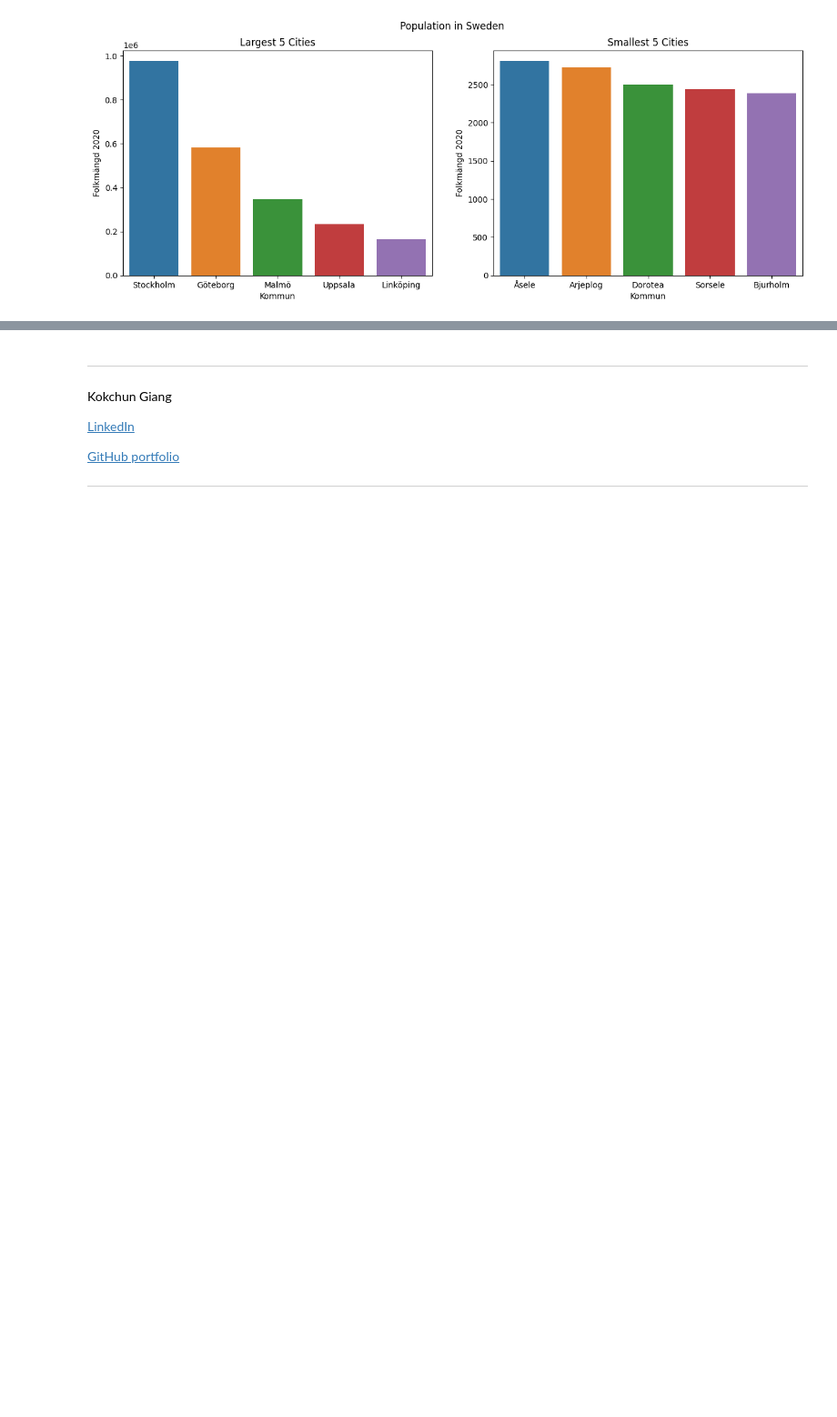
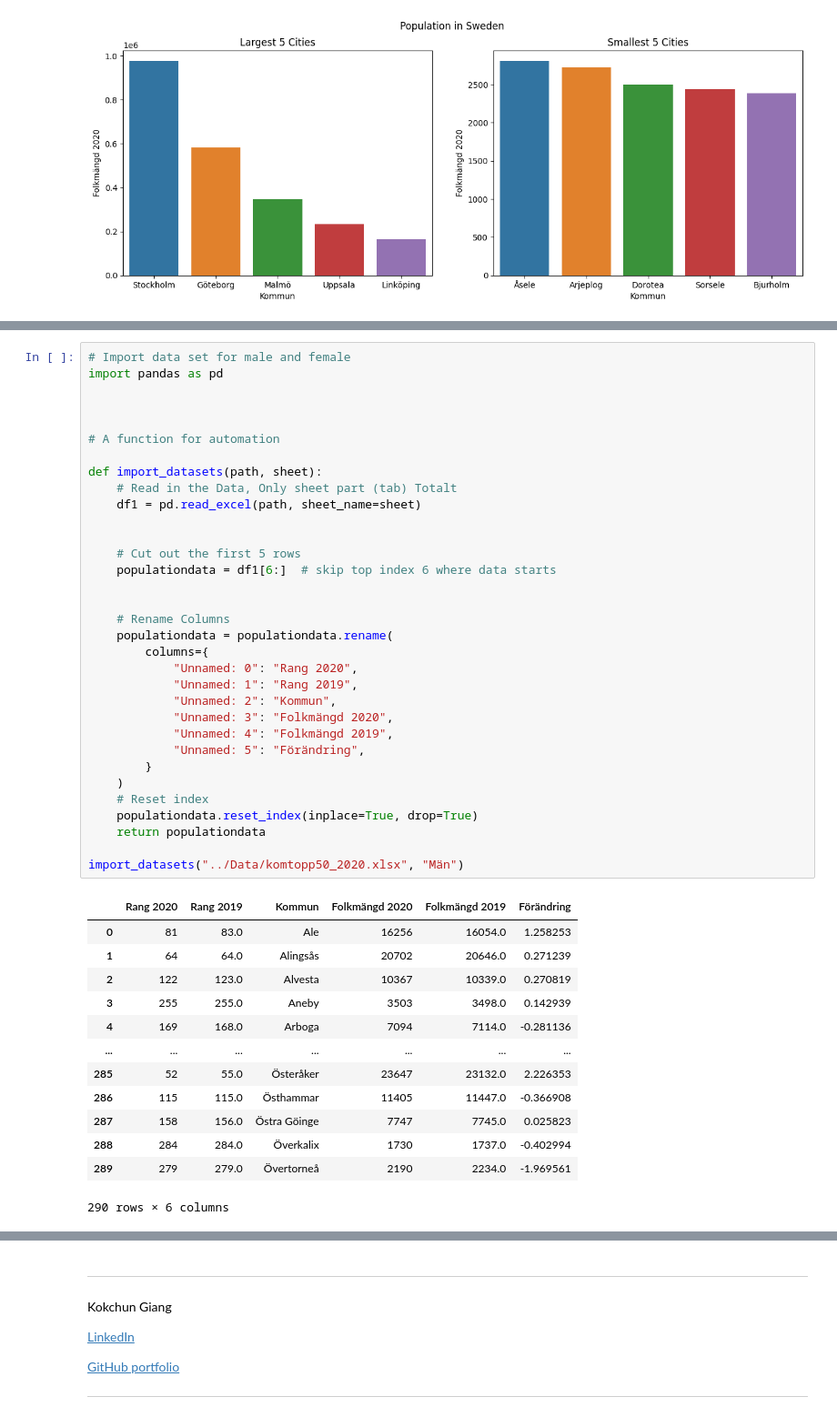
Before and after one commit to smlatic/Databehandling-Edin-Smlatic, a Jupyter notebook: Exercises/E00_pandas_basic_syntax.ipynb, the cells around one changed output, grey strips where cells are left out. Shown: that part at 91% size. Drawn from its saved outputs; the diff is of its cells as text; blank space fills up the shorter version.

Commit message:
pandas exercises

```diff
--- a/Exercises/E00_pandas_basic_syntax.ipynb
+++ b/Exercises/E00_pandas_basic_syntax.ipynb
@@ -443,3 +443,50 @@ h)
 <img src="../assets/pop_change.png" height="200"/>
 
 </details>
+# %%
+# Import data set for male and female
+import pandas as pd
+
+
+
+# A function for automation
+
+def import_datasets(path, sheet):
+    # Read in the Data, Only sheet part (tab) Totalt
+    df1 = pd.read_excel(path, sheet_name=sheet)
+
+
+    # Cut out the first 5 rows
+    populationdata = df1[6:]  # skip top index 6 where data starts
+
+
+    # Rename Columns
+    populationdata = populationdata.rename(
+        columns={
+            "Unnamed: 0": "Rang 2020",
+            "Unnamed: 1": "Rang 2019",
+            "Unnamed: 2": "Kommun",
+            "Unnamed: 3": "Folkmängd 2020",
+            "Unnamed: 4": "Folkmängd 2019",
+            "Unnamed: 5": "Förändring",
+        }
+    )
+    # Reset index
+    populationdata.reset_index(inplace=True, drop=True)
+    return populationdata
+
+import_datasets("../Data/komtopp50_2020.xlsx", "Män")
+# %% [output]
+|  | Rang 2020 | Rang 2019 | Kommun | Folkmängd 2020 | Folkmängd 2019 | Förändring |
+| 0 | 81 | 83.0 | Ale | 16256 | 16054.0 | 1.258253 |
+| 1 | 64 | 64.0 | Alingsås | 20702 | 20646.0 | 0.271239 |
+| 2 | 122 | 123.0 | Alvesta | 10367 | 10339.0 | 0.270819 |
+| 3 | 255 | 255.0 | Aneby | 3503 | 3498.0 | 0.142939 |
+| 4 | 169 | 168.0 | Arboga | 7094 | 7114.0 | -0.281136 |
+| ... | ... | ... | ... | ... | ... | ... |
+| 285 | 52 | 55.0 | Österåker | 23647 | 23132.0 | 2.226353 |
+| 286 | 115 | 115.0 | Östhammar | 11405 | 11447.0 | -0.366908 |
+| 287 | 158 | 156.0 | Östra Göinge | 7747 | 7745.0 | 0.025823 |
+| 288 | 284 | 284.0 | Överkalix | 1730 | 1737.0 | -0.402994 |
+| 289 | 279 | 279.0 | Övertorneå | 2190 | 2234.0 | -1.969561 |
+290 rows × 6 columns
```
Also changed, not shown: parts of 2 cells of this notebook.
